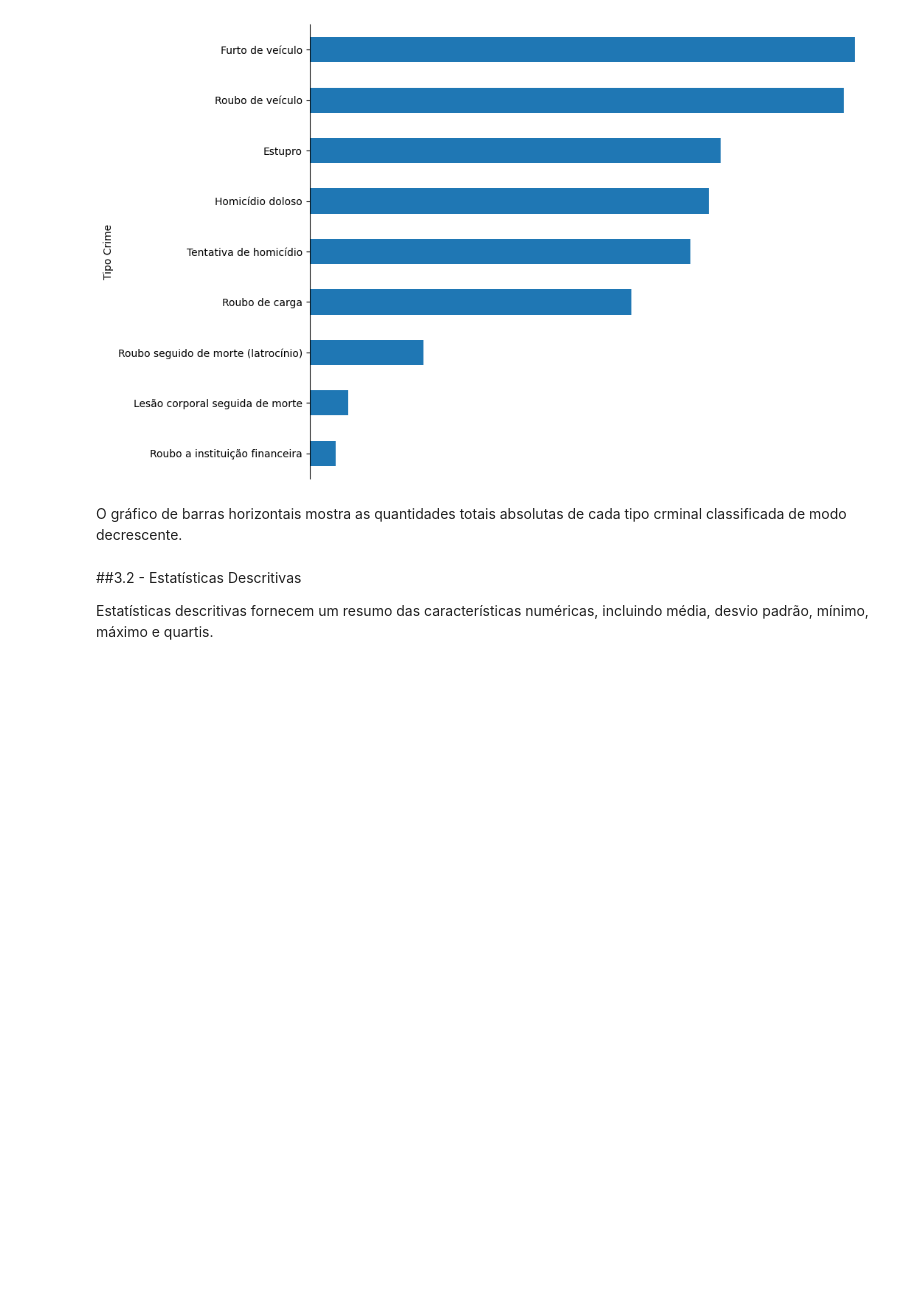
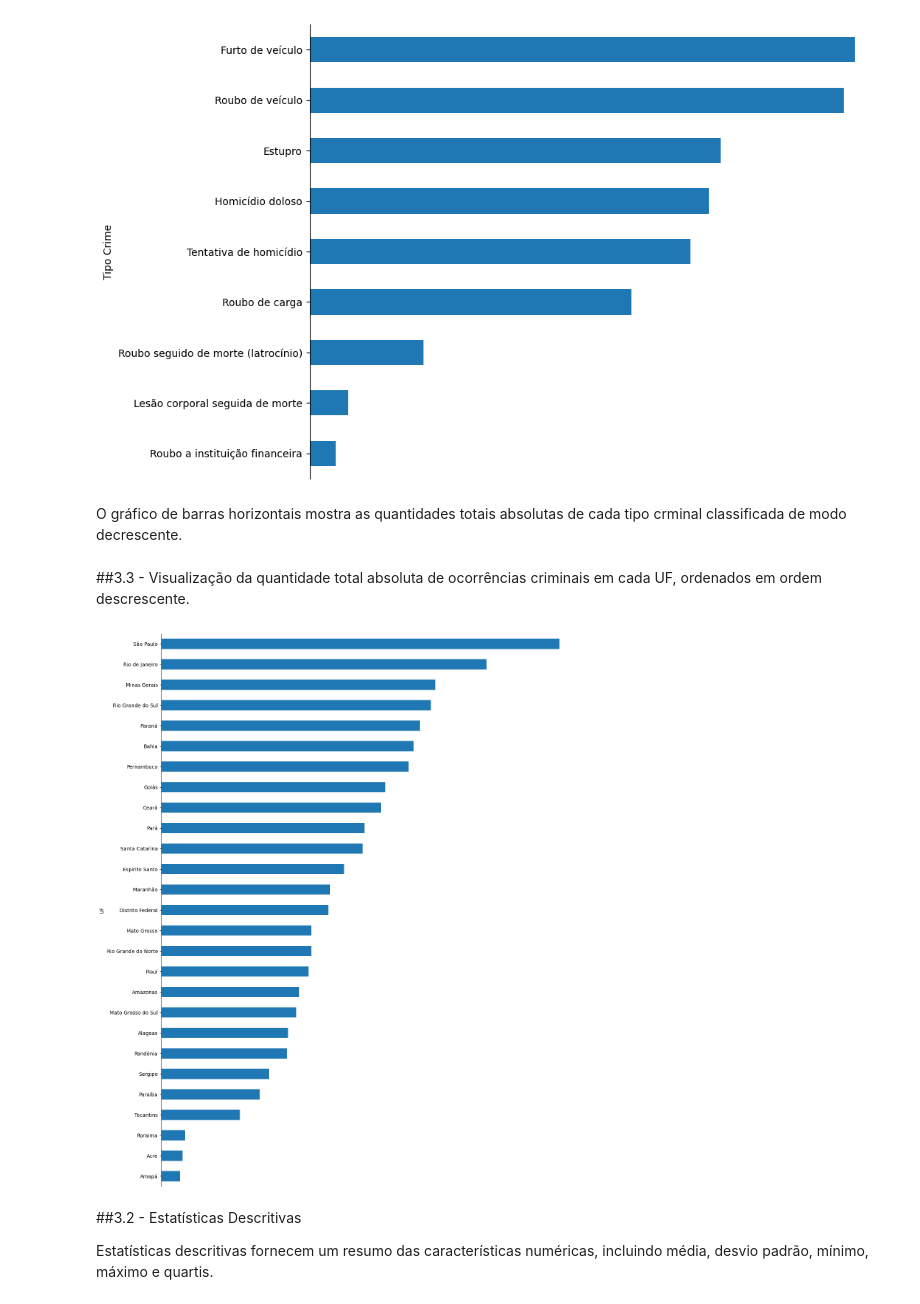
Before and after one commit to Marcelo-Silvestre/Analise_Dados_Boas_Praticas_PUCRIO, a Jupyter notebook: Notebooks/MVP_Análise_de_Dados_e_Boas_Práticas_(4052025001857).ipynb, the cells around one changed output. Saved outputs shown, nothing was run; the diff lists cells and outputs as text; code cells hidden in the pictures; blank space fills up the shorter version.

```diff
--- a/Notebooks/MVP_Análise_de_Dados_e_Boas_Práticas_(4052025001857).ipynb
+++ b/Notebooks/MVP_Análise_de_Dados_e_Boas_Práticas_(4052025001857).ipynb
@@ -116,6 +116,19 @@ plt.show()
 [figure]
 # %% [markdown]
 O gráfico de barras horizontais mostra as quantidades totais absolutas de cada tipo crminal classificada de modo decrescente.
+# %% [markdown]
+##3.3 - Visualização da quantidade total absoluta de ocorrências criminais em cada UF, ordenados em ordem descrescente.
+# %%
+data_uf = df_base_criminal.groupby('UF')['Ocorrências'].sum().sort_values(ascending=True)
+ax = data_uf.plot(kind='barh', figsize=(15,20))
+ax.set_xscale('log')
+ax.xaxis.set_visible(False)
+ax.spines['top'].set_visible(False)
+ax.spines['right'].set_visible(False)
+ax.spines['bottom'].set_visible(False)
+plt.show()
+# %% [output]
+[figure, added]
 # %% [markdown]
 ##3.2 - Estatísticas Descritivas
 
```
